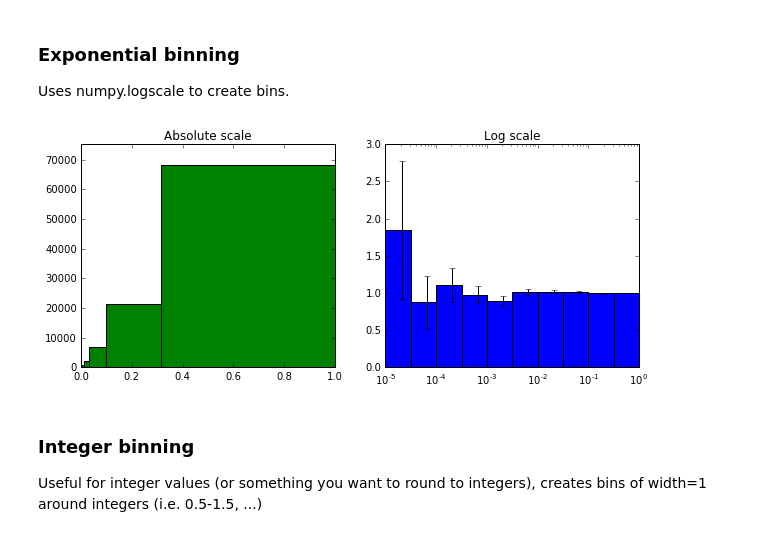
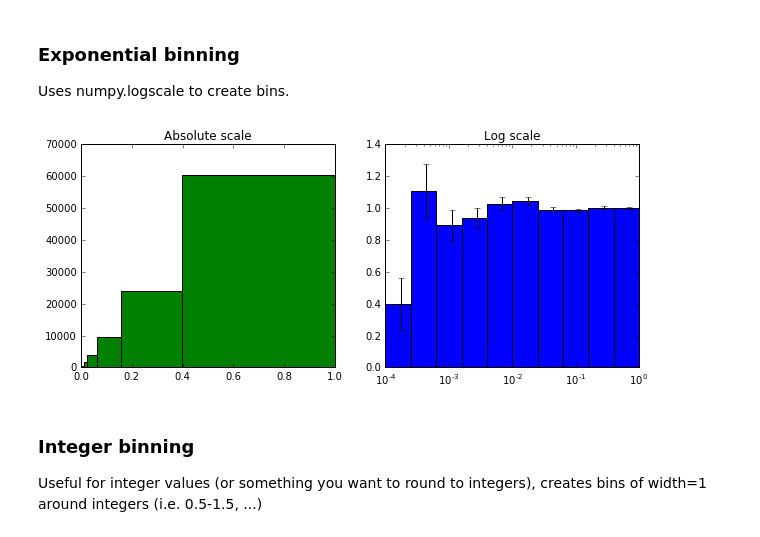
Before and after one commit to janpipek/physt, a Jupyter notebook: doc/Binning.ipynb, the cells around one changed output. Drawn from its saved outputs; the diff is of its cells as text; code cells hidden in the pictures.

```diff
--- a/doc/Binning.ipynb
+++ b/doc/Binning.ipynb
@@ -45,14 +45,14 @@ axis.legend(loc=2);
 Uses numpy.logscale to create bins.
 # %%
 figure, axis = plt.subplots(1, 2, figsize=(10, 4))
-hist1 = histogram(numbers, "exponential", 10, range=(-5, 0))
+hist1 = histogram(numbers, "exponential", 10, range=(0.0001, 1))
 hist1.plot(color="green", ax=axis[0])
 hist1.plot(density=True, errors=True, ax=axis[1])
 axis[0].set_title("Absolute scale")
 axis[1].set_title("Log scale")
 axis[1].set_xscale("log");
 # %% [output]
-[figure, old version]
+[figure, new version]
 # %% [markdown]
 ###  Integer binning
 
```
Also changed, not shown: parts of 8 cells of this notebook, 1 other file.
